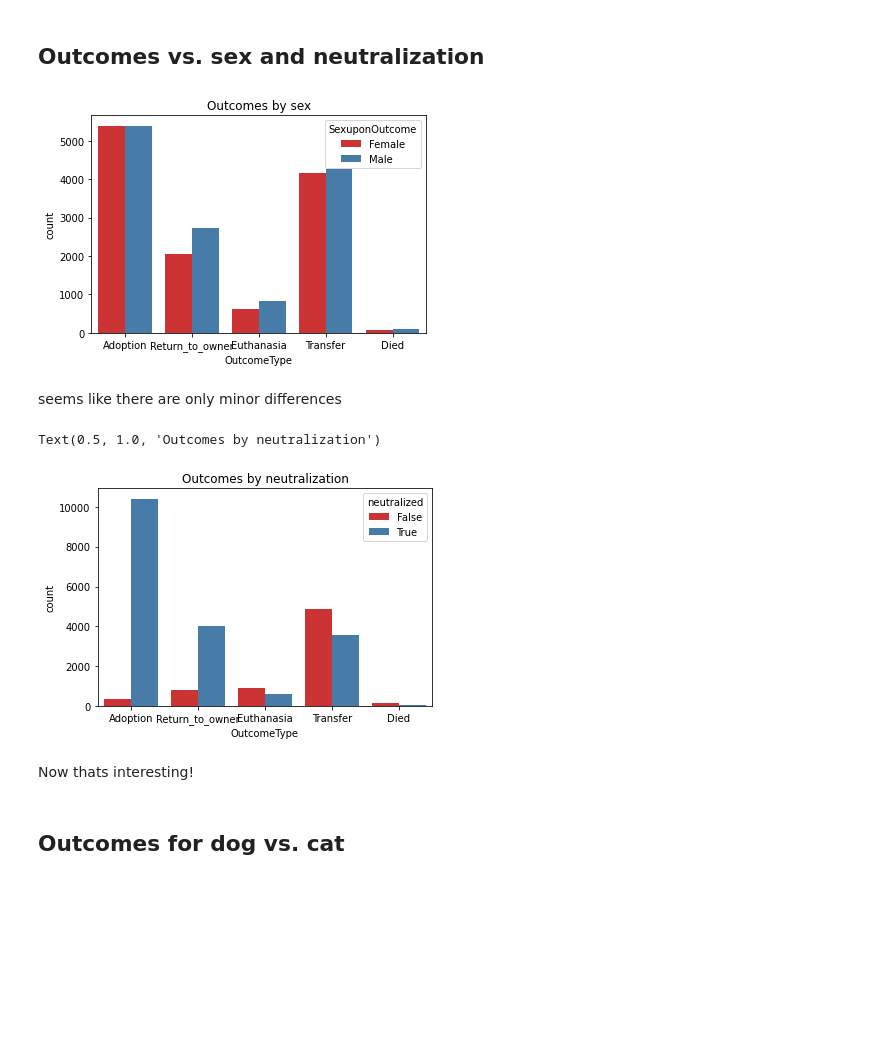
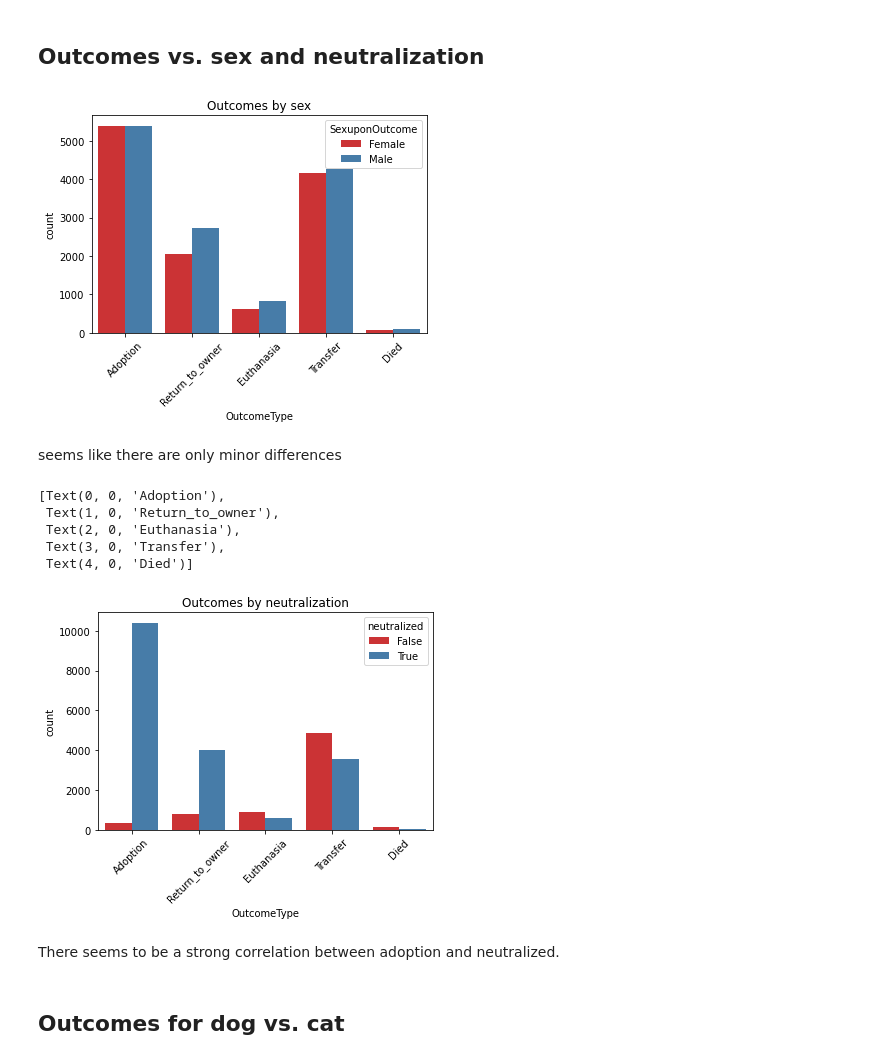
Before and after one commit to DavidSiegl/Animal-Shelter-Analysis, a Jupyter notebook: exploratory data analysis.ipynb, the cells around one changed output. Drawn from its saved outputs; the diff is of its cells as text; code cells hidden in the pictures; blank space fills up the shorter version.

```diff
--- a/exploratory data analysis.ipynb
+++ b/exploratory data analysis.ipynb
@@ -160,37 +157,26 @@ Text(0.5, 1.0, 'Age distribution (cats & dogs)')
 # %%
 #plot outcomes in relation to the sex
 chart = sns.countplot(data=data, x="OutcomeType", hue="SexuponOutcome", palette='Set1')
-chart = chart.set_title('Outcomes by sex')
-# for s in ['Male','Female']:
-#     data_ = data[data.SexuponOutcome == s]
-#     l = len(data_)
-#     v = data_.OutcomeType.value_counts().sort_index().apply(lambda x: x/l)
-#     v.plot(label = s)
-# plt.title('rates of outcomes by sex')
-# plt.legend()
-# plt.show()
+chart.set_title('Outcomes by sex')
+chart = chart.set_xticklabels(chart.get_xticklabels(), rotation=45)
 # %% [output]
-[figure, old version]
+[figure, new version]
 # %% [markdown]
 seems like there are only minor differences
 # %%
 #plot outcomes in relation to neutralization
-sns.countplot(data=data, x="OutcomeType", hue="neutralized", palette='Set1').set_title('Outcomes by neutralization')
-
-
-# for s in [True,False]:
-#     data_ = data[data.neutralized == s]
-#     l = len(data_)
-#     v = data_.OutcomeType.value_counts().sort_index().apply(lambda x: x/l)
-#     v.plot(label = s)
-# plt.title('rates of outcomes by neutralization')
-# plt.legend()
-# plt.show()
+chart = sns.countplot(data=data, x="OutcomeType", hue="neutralized", palette='Set1')
+chart.set_title('Outcomes by neutralization')
+chart.set_xticklabels(chart.get_xticklabels(), rotation=45)
 # %% [output]
-Text(0.5, 1.0, 'Outcomes by neutralization')
+[Text(0, 0, 'Adoption'),
+ Text(1, 0, 'Return_to_owner'),
+ Text(2, 0, 'Euthanasia'),
+ Text(3, 0, 'Transfer'),
+ Text(4, 0, 'Died')]
-[figure, old version]
+[figure, new version]
-# %% [markdown]
-Now thats interesting!
+# %% [markdown]
+There seems to be a strong correlation between adoption and neutralized.
 # %% [markdown]
 ## Outcomes for dog vs. cat
 # %%
```
Also changed, not shown: parts of 30 cells of this notebook.
